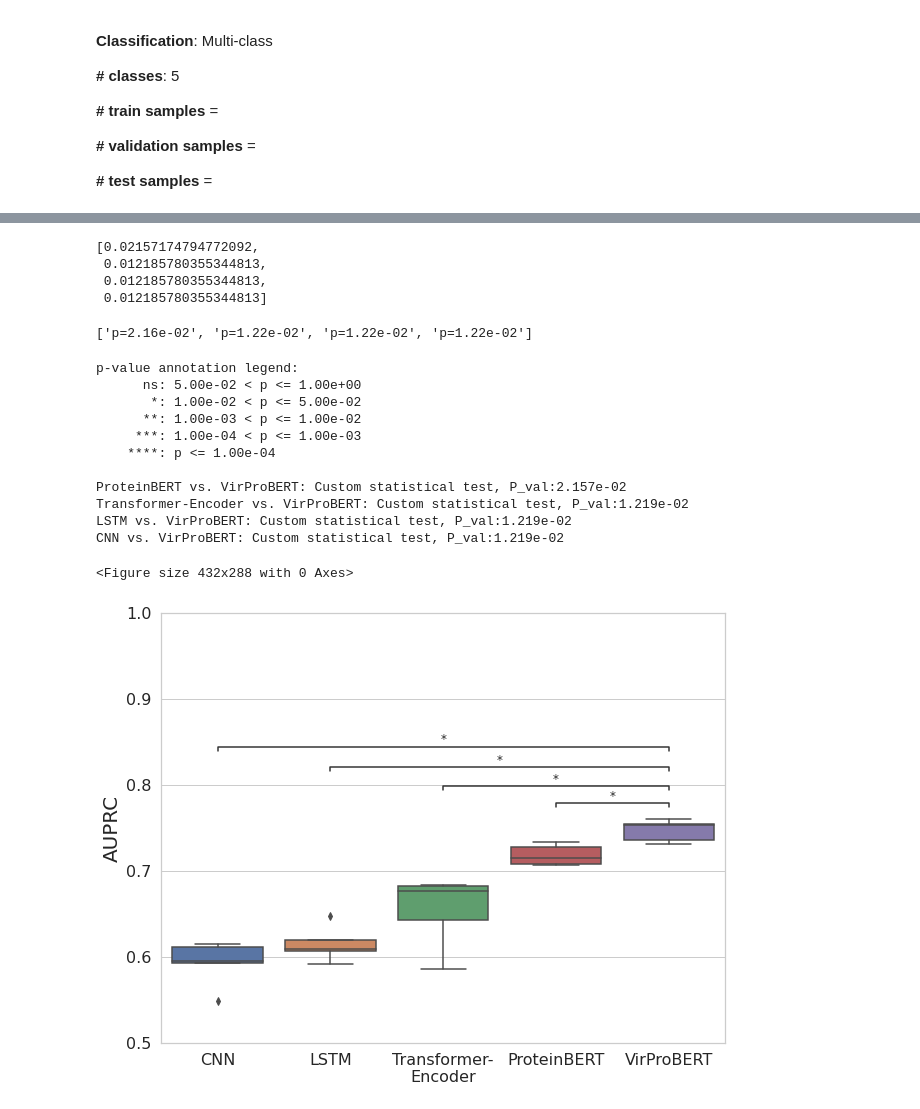
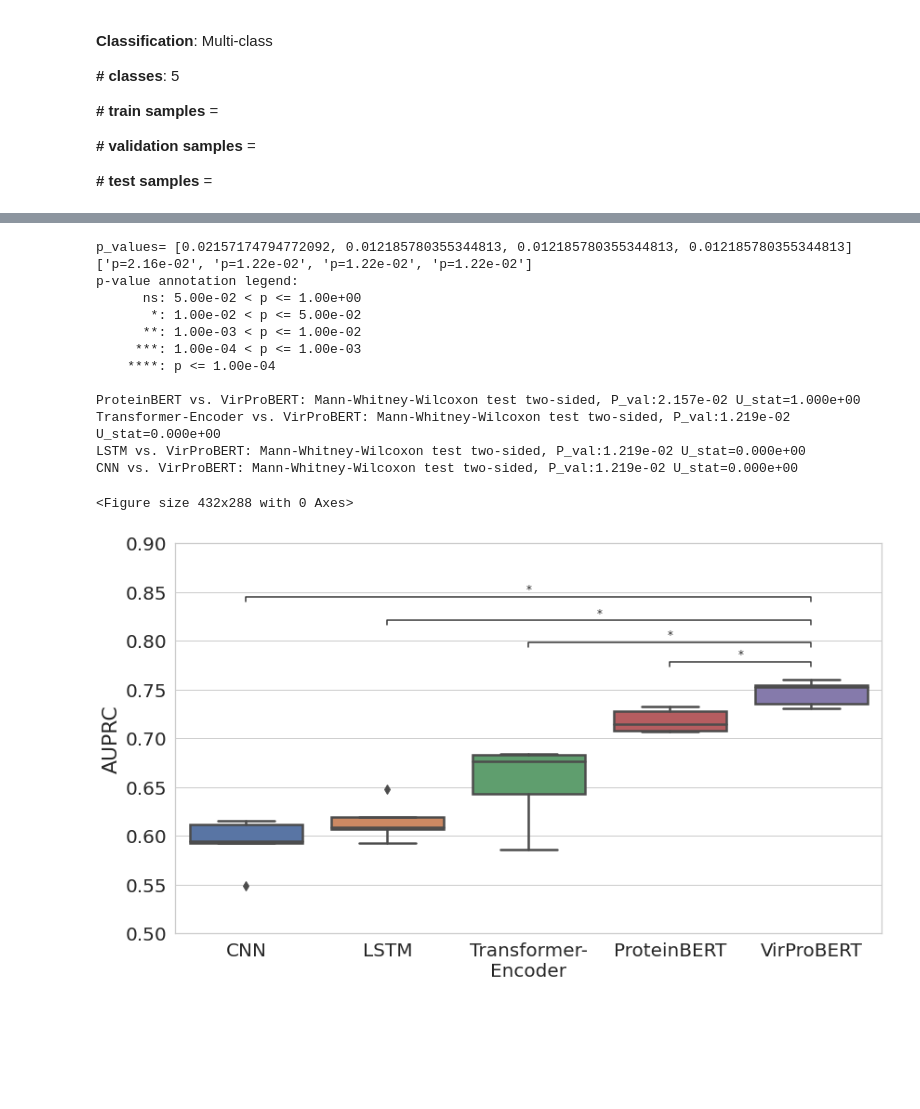
Before and after one commit to NSF-COMPASS-Center/HAVEN, a Jupyter notebook: src/jupyter_notebooks/results-analysis/uniref90/embl/uniref90_all_models_auprc_stats_analysis.ipynb, the cells around one changed output, grey strips where cells are left out. Cells and saved outputs as stored; diff of their text form; code cells hidden in the pictures; blank space fills up the shorter version.

```diff
--- a/src/jupyter_notebooks/results-analysis/uniref90/embl/uniref90_all_models_auprc_stats_analysis.ipynb
+++ b/src/jupyter_notebooks/results-analysis/uniref90/embl/uniref90_all_models_auprc_stats_analysis.ipynb
@@ -112,3 +118,5 @@ df
+# %%
+df = df.replace({"experiment": {"Protein-BERT": "ProteinBERT", "VirPro-BERT": "VirProBERT"}})
 # %%
 pairs = [("VirProBERT", "ProteinBERT"),
         ("VirProBERT", "Transformer-Encoder"),
@@ -127,57 +181,18 @@ p_values = [mannwhitneyu(virprobert_values, proteinbert_values, alternative="two
-# %%
-p_values
-# %% [output]
-[0.02157174794772092,
- 0.012185780355344813,
- 0.012185780355344813,
- 0.012185780355344813]
-# %%
-formatted_pvalues= [f"p={p_value:.2e}" for p_value in p_values]
-print(formatted_pvalues)
-from statannotations.Annotator import Annotator
-# %% [output]
-['p=2.16e-02', 'p=1.22e-02', 'p=1.22e-02', 'p=1.22e-02']
 # %%
-DEFAULT_FIGURE_CONFIG = {
-    "figsize": (9, 7),
-    "xtick.labelsize": 16,
-    "ytick.labelsize": 16
-}
-
-plotting_parameters = {
-    'data':    df,
-    'x':       'experiment',
-    'y':       'auprc',
-    'palette': "deep"
-}
-
-visualization_utils.pre_plot_config(DEFAULT_FIGURE_CONFIG)
-ax = sns.boxplot(**plotting_parameters)
-annotator = Annotator(ax, pairs, **plotting_parameters)
-#annotator.set_custom_annotations(p_values)
-annotator.set_pvalues(p_values)
-#annotator.configure(test="Mann-Whitney")
-ax.set_xlabel("", size=20, labelpad=5)
-ax.set_ylabel("AUPRC", size=20)
-plt.xticks(rotation=45)
-visualization_utils.wrap_xticklabels(ax)
-#annotator.apply_and_annotate()
-annotator.annotate()
-ax.set_ylim(0.5, 1)
-plt.tight_layout()
-plt.savefig(os.path.join(os.getcwd(), "..", "..", "..", "..", "..", "output/visualization/prelim_exam/host_multi_all_models_auprc_boxplot.pdf"), bbox_inches="tight")
-plt.show()
+plot_boxplot_w_stat_tests(df, "auprc", "inside")
 # %% [output]
+p_values= [0.02157174794772092, 0.012185780355344813, 0.012185780355344813, 0.012185780355344813]
+['p=2.16e-02', 'p=1.22e-02', 'p=1.22e-02', 'p=1.22e-02']
 p-value annotation legend:
       ns: 5.00e-02 < p <= 1.00e+00
        *: 1.00e-02 < p <= 5.00e-02
       **: 1.00e-03 < p <= 1.00e-02
      ***: 1.00e-04 < p <= 1.00e-03
     ****: p <= 1.00e-04
 
-ProteinBERT vs. VirProBERT: Custom statistical test, P_val:2.157e-02
-Transformer-Encoder vs. VirProBERT: Custom statistical test, P_val:1.219e-02
-LSTM vs. VirProBERT: Custom statistical test, P_val:1.219e-02
-CNN vs. VirProBERT: Custom statistical test, P_val:1.219e-02
+ProteinBERT vs. VirProBERT: Mann-Whitney-Wilcoxon test two-sided, P_val:2.157e-02 U_stat=1.000e+00
+Transformer-Encoder vs. VirProBERT: Mann-Whitney-Wilcoxon test two-sided, P_val:1.219e-02 U_stat=0.000e+00
+LSTM vs. VirProBERT: Mann-Whitney-Wilcoxon test two-sided, P_val:1.219e-02 U_stat=0.000e+00
+CNN vs. VirProBERT: Mann-Whitney-Wilcoxon test two-sided, P_val:1.219e-02 U_stat=0.000e+00
 <Figure size 432x288 with 0 Axes>
-[figure, old version]
+[figure, new version]
```
Also changed, not shown: parts of 6 cells of this notebook, 5 other files.
